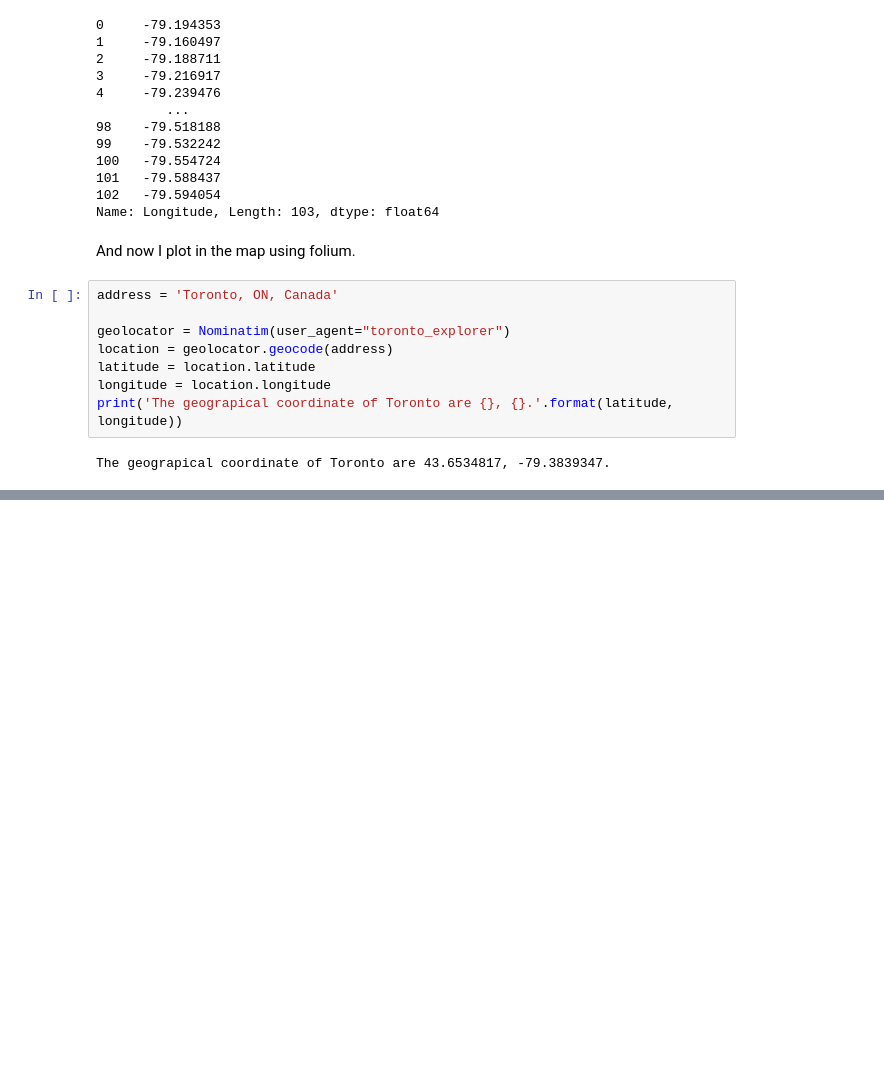
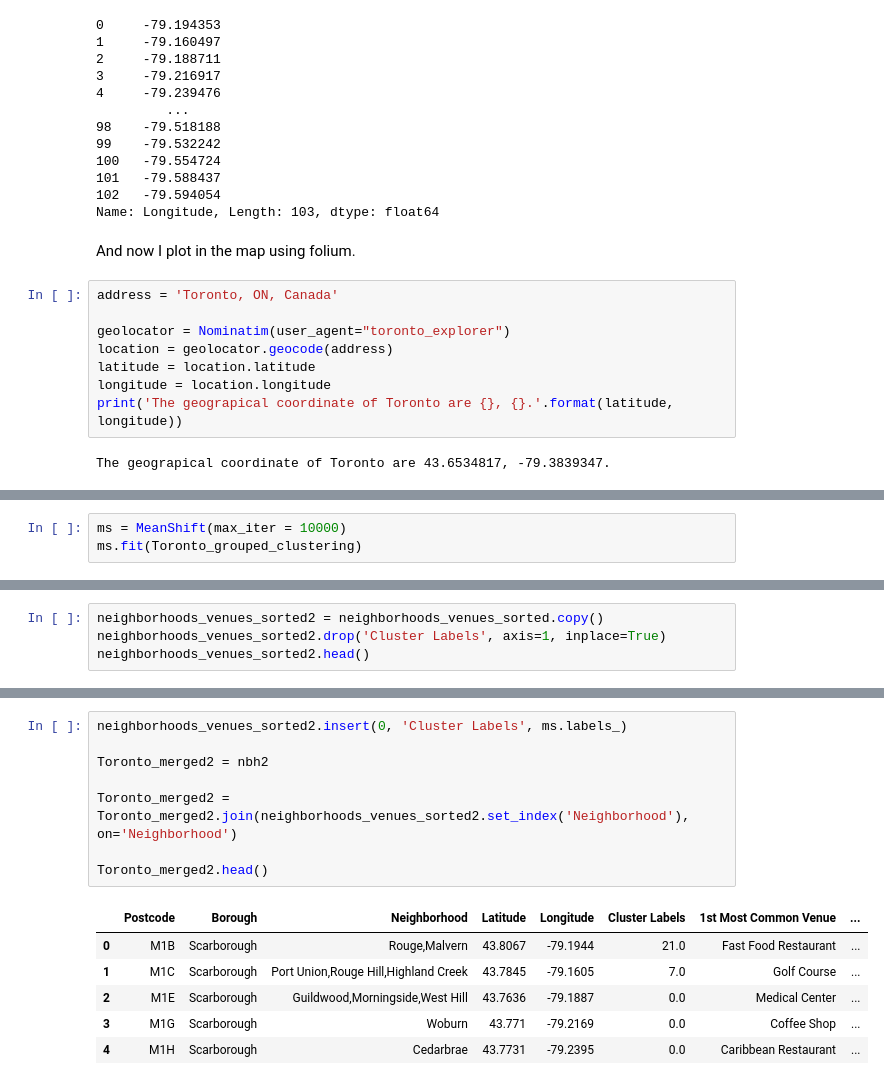
Before and after one commit to luiangc/Coursera_Capstone, a Jupyter notebook: Segmenting_and_clustering_TORONTO.ipynb, the cells around one changed output, grey strips where cells are left out. Drawn from its saved outputs; the diff is of its cells as text; blank space fills up the shorter version.

```diff
--- a/Segmenting_and_clustering_TORONTO.ipynb
+++ b/Segmenting_and_clustering_TORONTO.ipynb
@@ -215,0 +608,3 @@ toronto_map
+# %%
+ms = MeanShift(max_iter = 10000)
+ms.fit(Toronto_grouped_clustering)
@@ -215,0 +626,4 @@ toronto_map
+# %%
+neighborhoods_venues_sorted2 = neighborhoods_venues_sorted.copy()
+neighborhoods_venues_sorted2.drop('Cluster Labels', axis=1, inplace=True)
+neighborhoods_venues_sorted2.head()
@@ -215,0 +637,15 @@ toronto_map
+# %%
+neighborhoods_venues_sorted2.insert(0, 'Cluster Labels', ms.labels_)
+
+Toronto_merged2 = nbh2
+
+Toronto_merged2 = Toronto_merged2.join(neighborhoods_venues_sorted2.set_index('Neighborhood'), on='Neighborhood')
+
+Toronto_merged2.head()
+# %% [output]
+|  | Postcode | Borough | Neighborhood | Latitude | Longitude | Cluster Labels | 1st Most Common Venue | ... |
+| 0 | M1B | Scarborough | Rouge,Malvern | 43.8067 | -79.1944 | 21.0 | Fast Food Restaurant | ... |
+| 1 | M1C | Scarborough | Port Union,Rouge Hill,Highland Creek | 43.7845 | -79.1605 | 7.0 | Golf Course | ... |
+| 2 | M1E | Scarborough | Guildwood,Morningside,West Hill | 43.7636 | -79.1887 | 0.0 | Medical Center | ... |
+| 3 | M1G | Scarborough | Woburn | 43.771 | -79.2169 | 0.0 | Coffee Shop | ... |
+| 4 | M1H | Scarborough | Cedarbrae | 43.7731 | -79.2395 | 0.0 | Caribbean Restaurant | ... |
```
Also changed, not shown: parts of 66 cells of this notebook.
